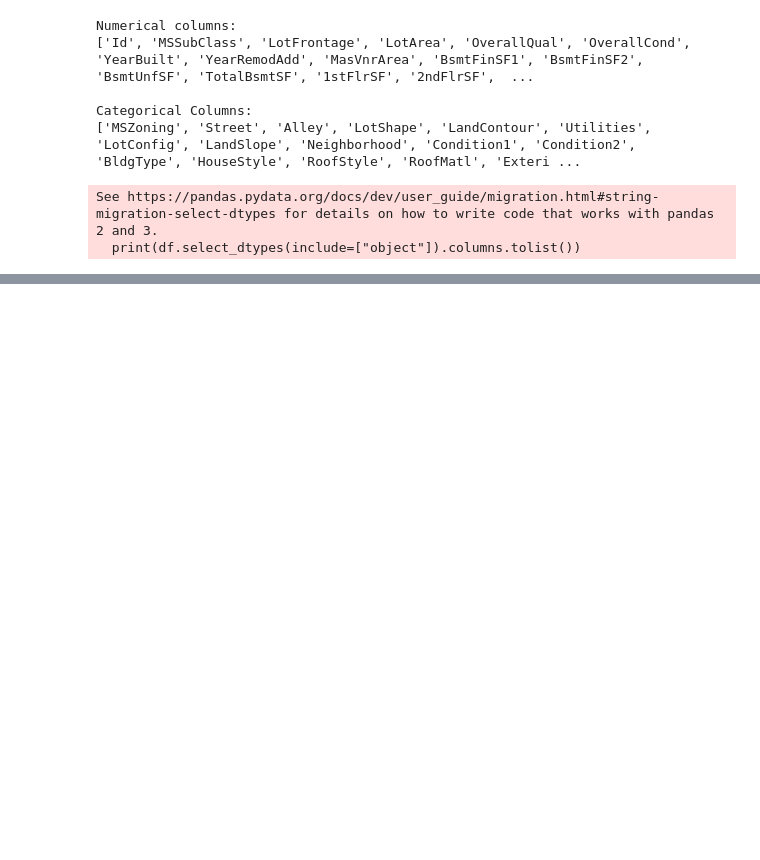
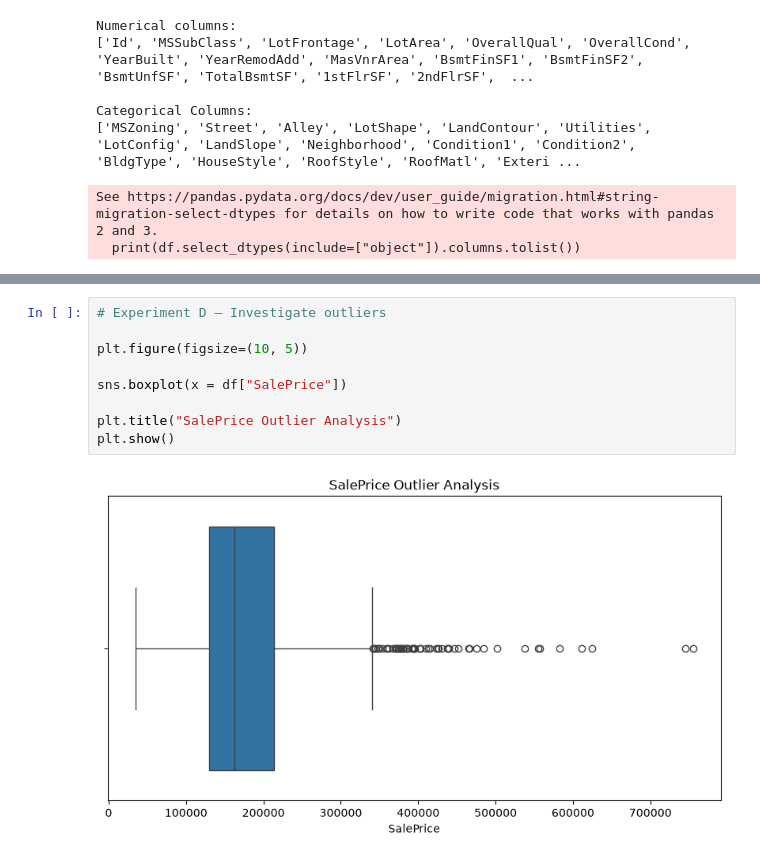
Before and after one commit to kibali-cell/estateiq-real-estate-price-prediction, a Jupyter notebook: notebooks/01_exploratory_data_analysis.ipynb, the cells around one changed output, grey strips where cells are left out. Saved outputs shown, nothing was run; the diff lists cells and outputs as text; blank space fills up the shorter version.

```diff
--- a/notebooks/01_exploratory_data_analysis.ipynb
+++ b/notebooks/01_exploratory_data_analysis.ipynb
@@ -210,0 +352,11 @@ print(median)
+# %%
+# Experiment D — Investigate outliers
+
+plt.figure(figsize=(10, 5))
+
+sns.boxplot(x = df["SalePrice"])
+
+plt.title("SalePrice Outlier Analysis")
+plt.show()
+# %% [output]
+[figure, added]
```
Also changed, not shown: parts of 13 cells of this notebook, 1 other file.
